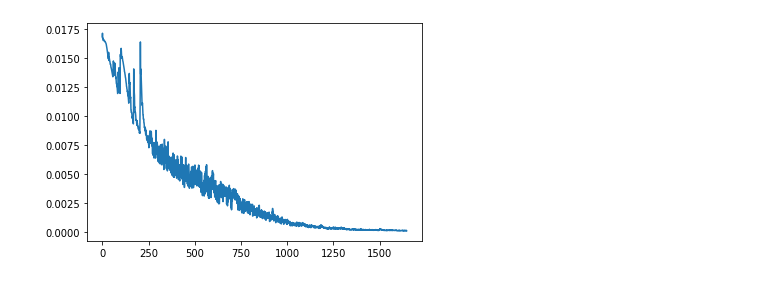
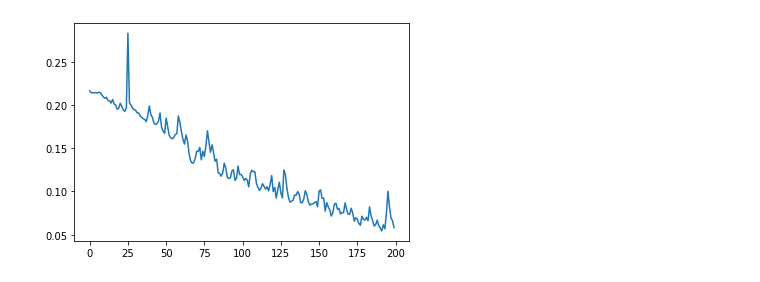
Before and after one commit to matrixleon18/SHUFE, a Jupyter notebook: jupyterlab/Model_Seq2Seq.ipynb, the cells around one changed output. Cells and saved outputs as stored; diff of their text form; code cells hidden in the pictures.

```diff
--- a/jupyterlab/Model_Seq2Seq.ipynb
+++ b/jupyterlab/Model_Seq2Seq.ipynb
@@ -230,7 +241,7 @@ scheduler = torch.optim.lr_scheduler.ExponentialLR(optimizer, gamma=0.1, last_ep
 
 
 model.train()
-epoches = 10000
+epoches = 200
 epoch_loss = 0
 epoch_loss_list = []
 
@@ -282 +293 @@ The loss value is reached
-[figure, old version]
+[figure, new version]
```
Also changed, not shown: parts of 6 cells of this notebook, 2 other files.
